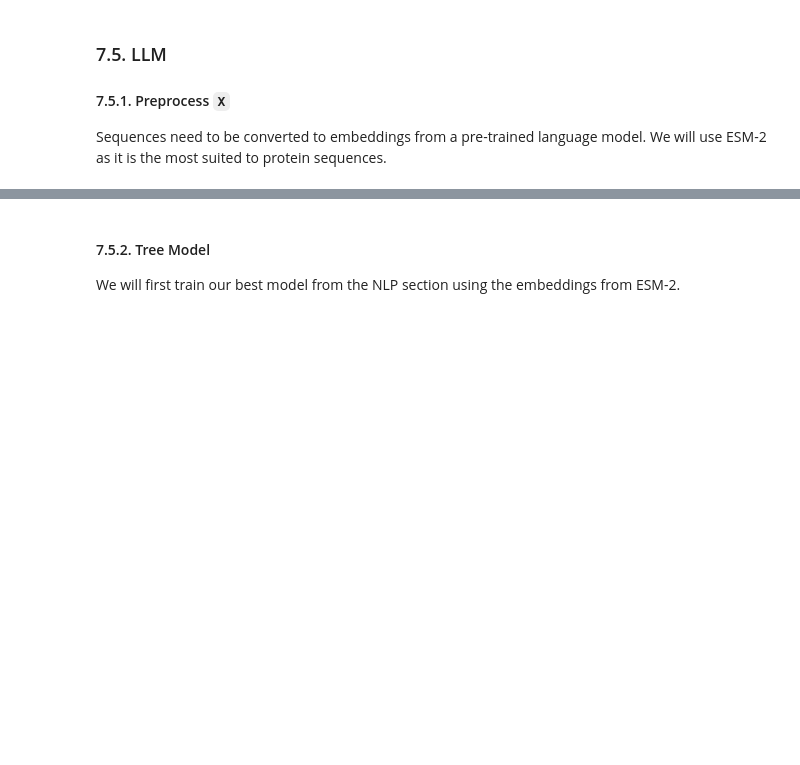
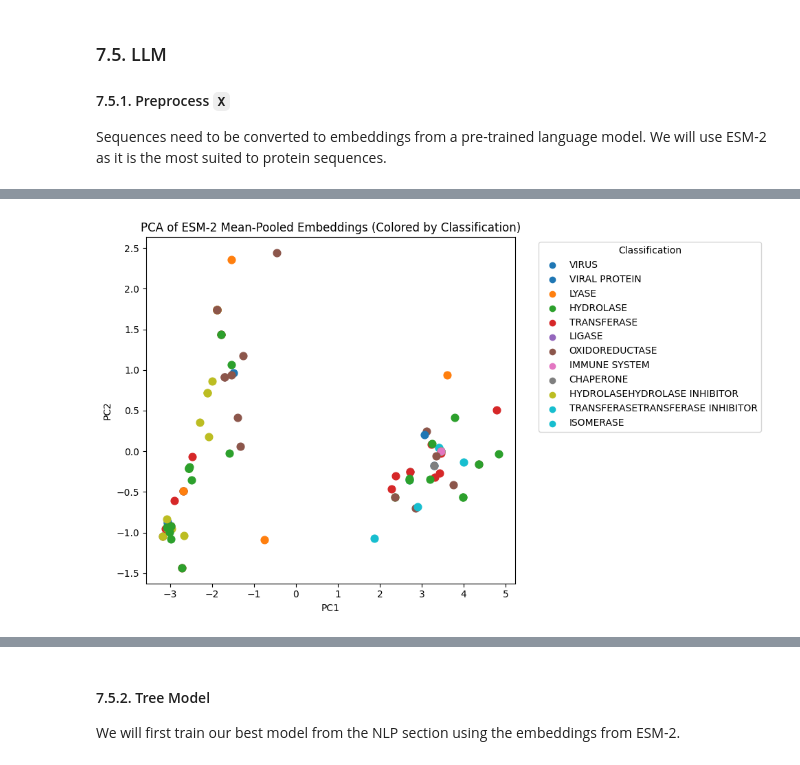
Before and after one commit to paul-london/Machine-Learning-Based-Classification-of-Structural-Protein-Sequences-for-Drug-Discovery, a Jupyter notebook: Notebook.ipynb, the cells around one changed output, grey strips where cells are left out. Saved outputs shown, nothing was run; the diff lists cells and outputs as text; code cells hidden in the pictures; blank space fills up the shorter version.

```diff
--- a/Notebook.ipynb
+++ b/Notebook.ipynb
@@ -640,12 +642,12 @@ There are too many classes here to reliably model (4468). I will:
 1. Check for redundancy and combine equivalent classes, and
 2. Group rare classes into an "Other" category.
 # %%
-# Normalize classification text by making all uppercase and stripping whitespace and punctuation - note that if a classification says ex. hydrolasehydrolase it should be a slash between them
+# Normalize classification text by making all uppercase and stripping whitespace and punctuation
 data['classification'] = (
     data['classification']
     .str.upper()
     .str.strip()
-    .str.replace(r'[^A-Z0-9 ]', '', regex=True)
+    .str.replace(r'[^A-Z0-9 /]', '', regex=True)
 )
 
 # Extract top 20 classes
@@ -843,7 +881,7 @@ data_filtered = data_filtered[data_filtered['sequence'].str.len() <= max_len].re
 # %% [markdown]
 ### 4.3. Define Variables for Modeling
 # %%
-X = data_filtered['sequence']
+X = data_filtered['combined_sequence']
 y = data_filtered['classification']
 # %% [markdown]
 <div style="width: 100%; background-color: #1565C0; text-align: left; font-size: 30px; padding: 10px; border-radius: 5px;">
@@ -989,13 +1027,18 @@ Counter({np.int64(8): 30255, np.int64(1): 30255, np.int64(14): 30255, np.int64(3
 LazyClassifier will be used to see which models perform the best at baseline with no tuning.
 # %%
 # Dimensionality reduction directly on sparse data (no toarray)
-svd = TruncatedSVD(n_components=200, random_state=42)
+svd = TruncatedSVD(n_components=50, random_state=42)
 X_train_svd = svd.fit_transform(X_train_nlp_res)
 X_test_svd  = svd.transform(X_test_nlp)
 
+print(X_train_svd.shape)
+print(X_test_svd.shape)
+
+""" (Already run and results saved)
 # Run LazyClassifier
 clf = LazyClassifier(verbose=0, ignore_warnings=True, custom_metric=None)
 models, predictions = clf.fit(X_train_svd, X_test_svd, y_train_enc_res, y_test_enc)
 
 print(models)
+"""
 # %% [output]
@@ -1356,0 +1503,6 @@ Sequences need to be converted to embeddings from a pre-trained language model.
+# %%
+# Inspect embeddings file
+with h5py.File("esm_test_embeddings.h5", "r") as f:
+    print("Datasets:", list(f.keys()))
+    for key in f.keys():
+        print(key, f[key].shape)
@@ -1357 +1527,63 @@ Sequences need to be converted to embeddings from a pre-trained language model.
+# %%
+# ---------------------------
+# 1. Load mean-pooled embeddings
+# ---------------------------
+def load_mean_pooled_embeddings(h5_file):
+    """
+    Load embeddings from h5 file and mean-pool over sequence length.
+    Returns a dict: {seq_key: embedding_vector}
+    """
+    pooled = {}
+    with h5py.File(h5_file, "r") as f:
+        for key in f.keys():
+            emb = f[key][:]
+            pooled[key] = emb.mean(axis=0)  # mean pooling
+    return pooled
+
+pooled = load_mean_pooled_embeddings("esm_test_embeddings.h5")
+
+# ---------------------------
+# 2. Prepare embedding matrix and labels
+# ---------------------------
+labels = list(pooled.keys())                 # ['seq_0', 'seq_1', ...]
+X = np.vstack([pooled[k] for k in labels])  # shape: (n_sequences, embedding_dim)
+
+# ---------------------------
+# 3. Map classification
+# ---------------------------
+# Assumes the order of pooled.keys() matches data_filtered rows
+class_list = data_filtered['classification'].tolist()[:len(labels)]
+
+# ---------------------------
+# 4. PCA
+# ---------------------------
+pca = PCA(n_components=2)
+X_pca = pca.fit_transform(X)
+
+# ---------------------------
+# 5. Map classes to colors
+# ---------------------------
+unique_classes = list(set(class_list))
+colors_map = plt.cm.tab10(np.linspace(0, 1, len(unique_classes)))
+class_to_color = {cls: c for cls, c in zip(unique_classes, colors_map)}
+
+# ---------------------------
+# 6. Plot PCA
+# ---------------------------
+plt.figure(figsize=(10,6))
+for i, label in enumerate(labels):
+    plt.scatter(X_pca[i, 0], X_pca[i, 1], color=class_to_color[class_list[i]], s=60)
+
+# Add legend
+for cls, color in class_to_color.items():
+    plt.scatter([], [], color=color, label=cls)
+plt.legend(title='Classification', bbox_to_anchor=(1.05, 1), loc='upper left')
+
+plt.xlabel("PC1")
+plt.ylabel("PC2")
+plt.title("PCA of ESM-2 Mean-Pooled Embeddings (Colored by Classification)")
+plt.tight_layout()
+plt.show()
+# %% [output]
+[figure, added]
 # %%
```
Also changed, not shown: parts of 16 cells of this notebook, 7 other files.
